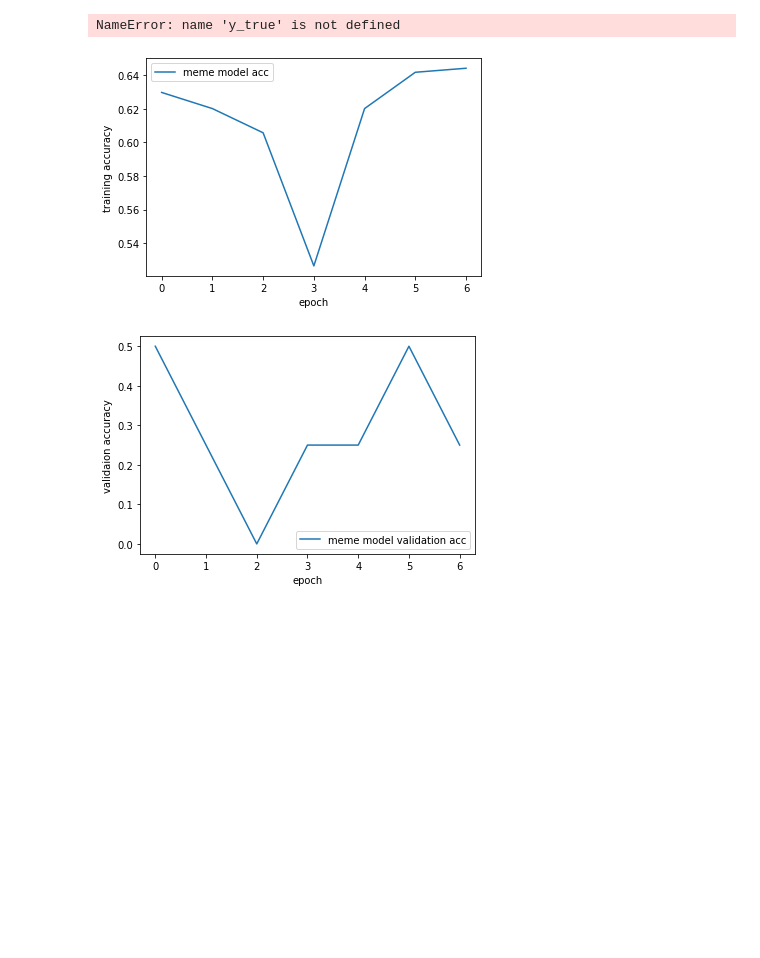
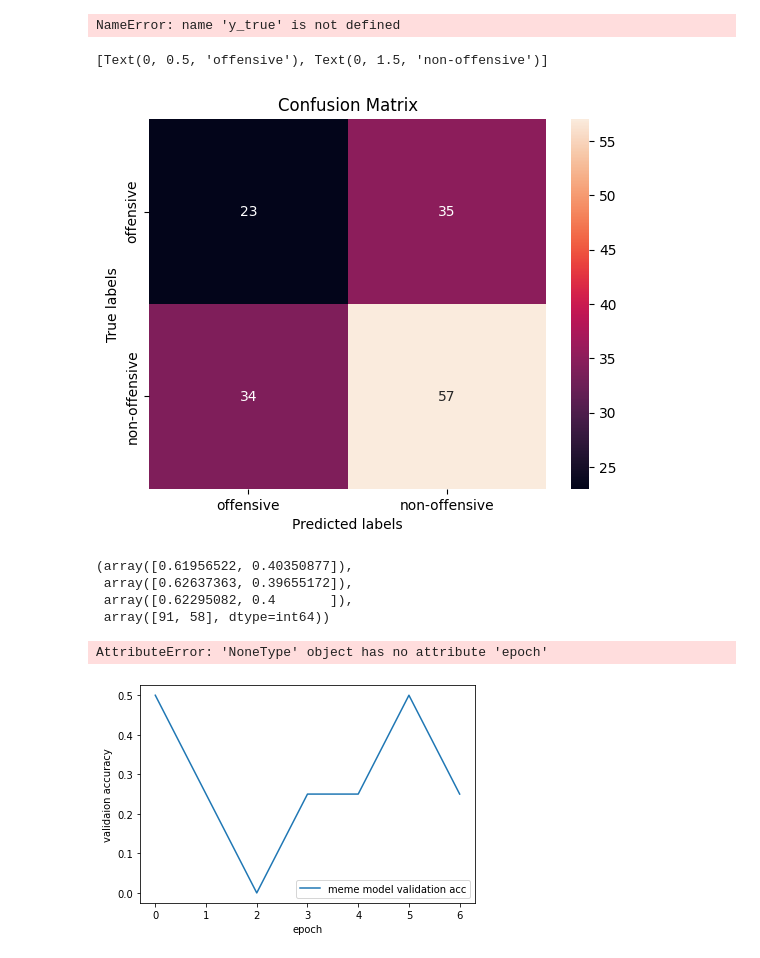
Before and after one commit to jasrajsehmbey/MultiOff, a Jupyter notebook: Final_Model.ipynb, the cells around one changed output. Cells and saved outputs as stored; diff of their text form; code cells hidden in the pictures; blank space fills up the shorter version.

Commit message:
confusion matrix and fscore added

```diff
--- a/Final_Model.ipynb
+++ b/Final_Model.ipynb
@@ -832,15 +832,45 @@ ax.set_title('Confusion Matrix');
 ax.xaxis.set_ticklabels(['offensive', 'non-offensive']); ax.yaxis.set_ticklabels(['offensive', 'non-offensive']);
 # %% [output]
 NameError: name 'y_true' is not defined
+# %%
+com_model = load_model("newfinal_model_ac.h5")
+# %%
+# Predicting labels of the test set
+y_pred_com = (com_model.predict_generator(img_txt_gen_test,steps = 149))
+y_pred_com = np.round(list(itertools.chain(*y_pred_com)))
+# Defining true labels
+y_true = y_test.values
+# %%
+import seaborn as sns
+labels = [1,0]
+cm = confusion_matrix(y_true, y_pred_com, labels = labels)
+ax= plt.subplot()
+sns.heatmap(cm, annot=True, ax = ax); #annot=True to annotate cells
+
+# labels, title and ticks
+ax.set_xlabel('Predicted labels');ax.set_ylabel('True labels');
+ax.set_title('Confusion Matrix');
+ax.xaxis.set_ticklabels(['offensive', 'non-offensive']); ax.yaxis.set_ticklabels(['offensive', 'non-offensive'])
+# %% [output]
+[Text(0, 0.5, 'offensive'), Text(0, 1.5, 'non-offensive')]
+[figure, added]
+# %%
+from sklearn.metrics import precision_recall_fscore_support
+precision_recall_fscore_support(y_true, y_pred_com, beta=1.0, labels=None, pos_label=1, average=None)
+# %% [output]
+(array([0.61956522, 0.40350877]),
+ array([0.62637363, 0.39655172]),
+ array([0.62295082, 0.4       ]),
+ array([91, 58], dtype=int64))
 # %%
 # Plotting training accuaracy
-plt.plot(multi_model.history.epoch, multi_model.history.history['acc'])
+plt.plot(com_model.history.epoch, com_model.history.history['acc'])
 plt.gca().legend(('meme model acc', 'image model acc'))
 plt.xlabel('epoch')
 plt.ylabel('training accuracy')
 plt.show()
 # %% [output]
-[figure, removed]
+AttributeError: 'NoneType' object has no attribute 'epoch'
 # %%
 
 # Plotting validation accuracy
```
Also changed, not shown: parts of 2 cells of this notebook.
